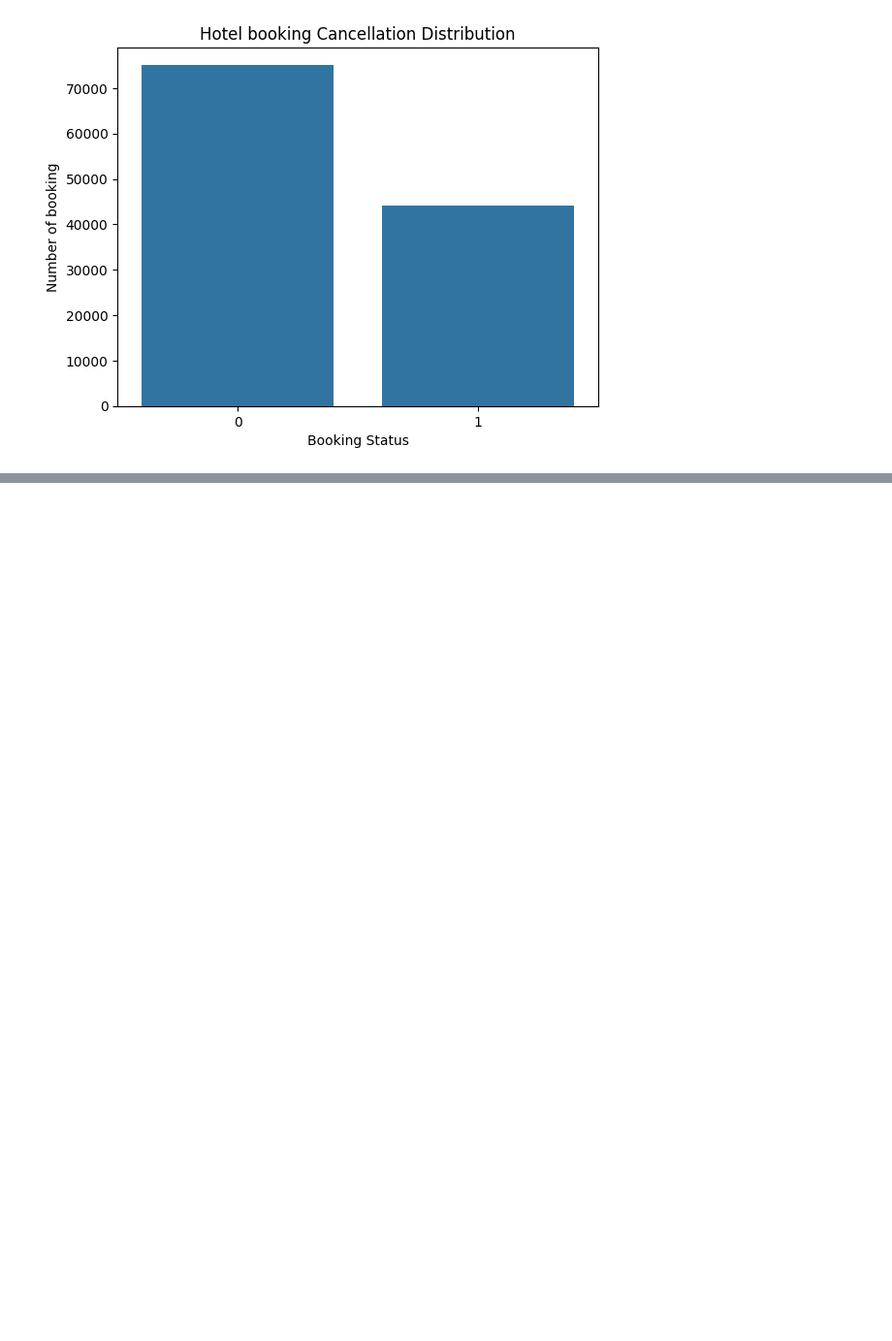
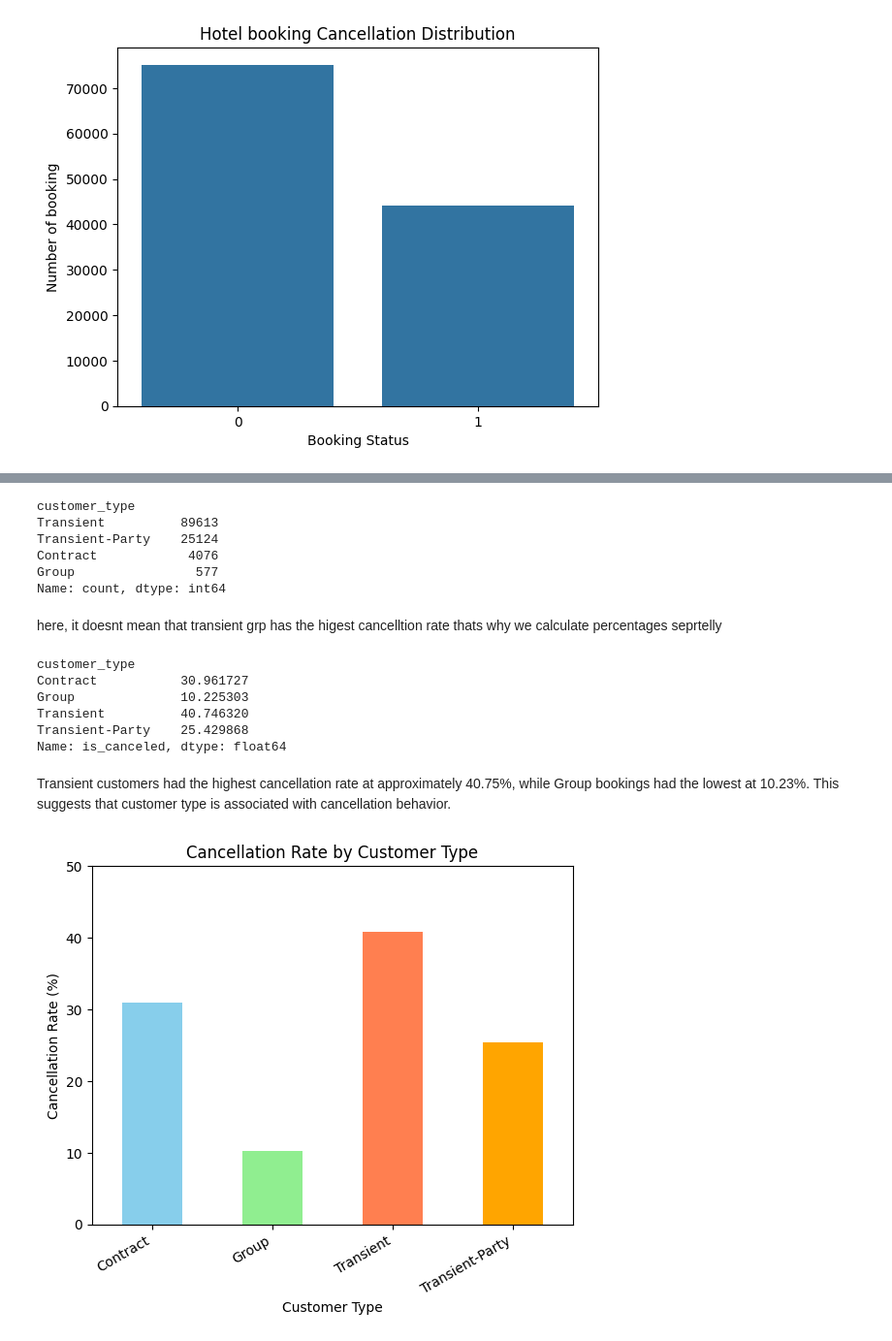
Before and after one commit to Hamnamohdraffi/Hotel_Booking_ML_Project, a Jupyter notebook: notebooks/01_eda.ipynb, the cells around one changed output, grey strips where cells are left out. Shown at 97% size. Cells and saved outputs as stored; diff of their text form; code cells hidden in the pictures; blank space fills up the shorter version.

```diff
--- a/notebooks/01_eda.ipynb
+++ b/notebooks/01_eda.ipynb
@@ -125,0 +253,40 @@ plt.show()
+# %%
+df['customer_type'].value_counts()
+# %% [output]
+customer_type
+Transient          89613
+Transient-Party    25124
+Contract            4076
+Group                577
+Name: count, dtype: int64
+# %% [markdown]
+here, it doesnt mean that transient grp has the higest cancelltion rate thats why we calculate percentages seprtelly
+# %%
+
+df.groupby('customer_type')['is_canceled'].mean() * 100
+# %% [output]
+customer_type
+Contract           30.961727
+Group              10.225303
+Transient          40.746320
+Transient-Party    25.429868
+Name: is_canceled, dtype: float64
+# %% [markdown]
+Transient customers had the highest cancellation rate at approximately 40.75%, while Group bookings had the lowest at 10.23%. This suggests that customer type is associated with cancellation behavior.
+# %%
+
+customer_cancel_rate = df.groupby('customer_type')['is_canceled'].mean() * 100
+
+customer_cancel_rate.plot(
+    kind='bar',
+    color=['skyblue', 'lightgreen', 'coral', 'orange']
+)
+
+plt.title('Cancellation Rate by Customer Type')
+plt.xlabel('Customer Type')
+plt.ylabel('Cancellation Rate (%)')
+plt.xticks(rotation=30, ha='right') #this is used to tilt the names slightly so they dont overlap
+plt.ylim(0, 50)
+plt.show()
+# %% [output]
+[figure, added]
```
Also changed, not shown: parts of 24 cells of this notebook.
